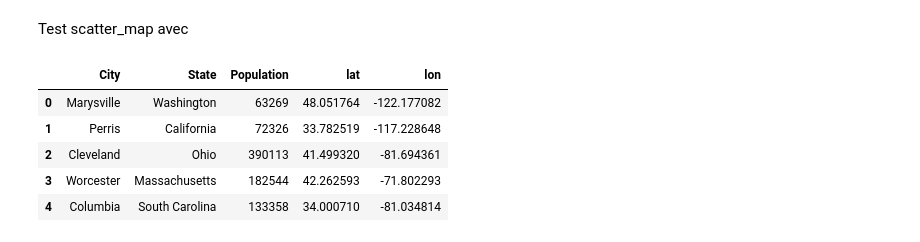
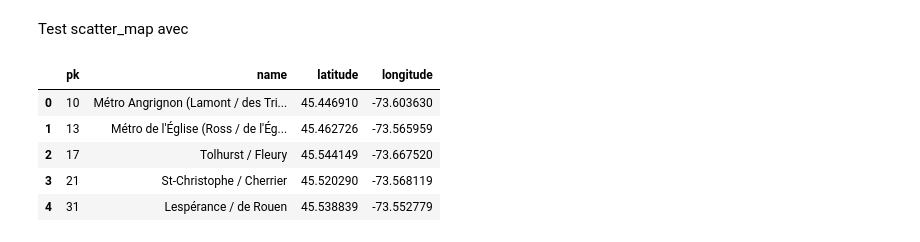
Before and after one commit to LucasScellos/bixi-visualization, a Jupyter notebook: DashAppExamples.ipynb, the cells around one changed output. Saved outputs shown, nothing was run; the diff lists cells and outputs as text; code cells hidden in the pictures.

```diff
--- a/DashAppExamples.ipynb
+++ b/DashAppExamples.ipynb
@@ -467,14 +467,15 @@ Test scatter_map avec
 # %%
 import pandas as pd
 stations = pd.read_csv("https://raw.githubusercontent.com/plotly/datasets/master/us-cities-top-1k.csv")
+stations = pd.read_csv("data\\2021_stations.csv")
 stations.head()
 # %% [output]
-|  | City | State | Population | lat | lon |
-| 0 | Marysville | Washington | 63269 | 48.051764 | -122.177082 |
-| 1 | Perris | California | 72326 | 33.782519 | -117.228648 |
-| 2 | Cleveland | Ohio | 390113 | 41.499320 | -81.694361 |
-| 3 | Worcester | Massachusetts | 182544 | 42.262593 | -71.802293 |
-| 4 | Columbia | South Carolina | 133358 | 34.000710 | -81.034814 |
+|  | pk | name | latitude | longitude |
+| 0 | 10 | Métro Angrignon (Lamont / des Tri... | 45.446910 | -73.603630 |
+| 1 | 13 | Métro de l'Église (Ross / de l'Ég... | 45.462726 | -73.565959 |
+| 2 | 17 | Tolhurst / Fleury | 45.544149 | -73.667520 |
+| 3 | 21 | St-Christophe / Cherrier | 45.520290 | -73.568119 |
+| 4 | 31 | Lespérance / de Rouen | 45.538839 | -73.552779 |
 # %%
 import plotly.express as px
 
```
Also changed, not shown: parts of 1 cell of this notebook, 4 other files.
